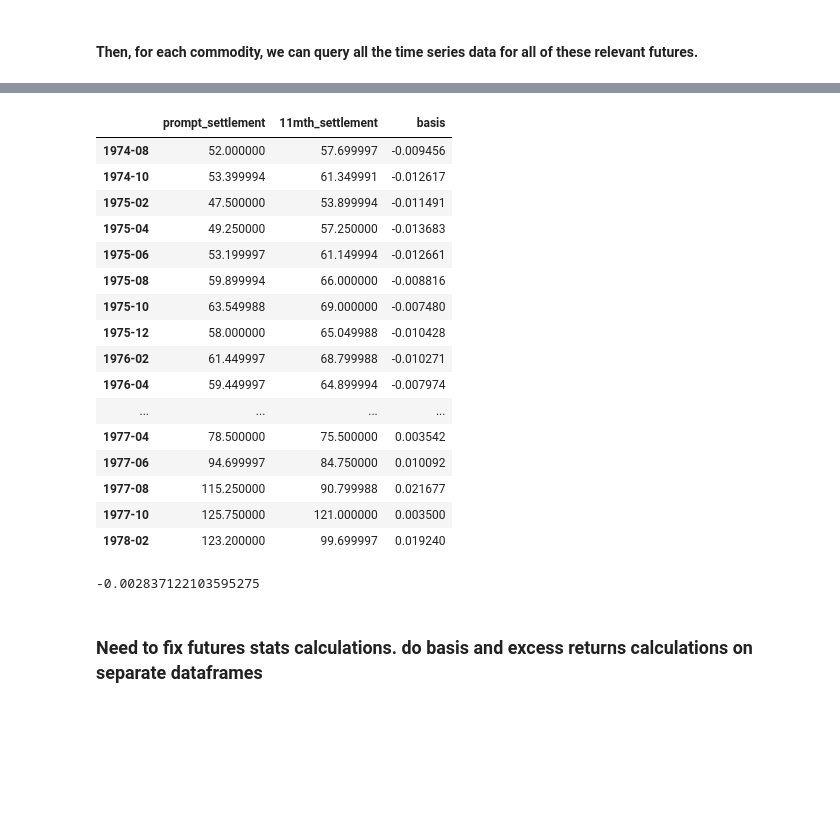
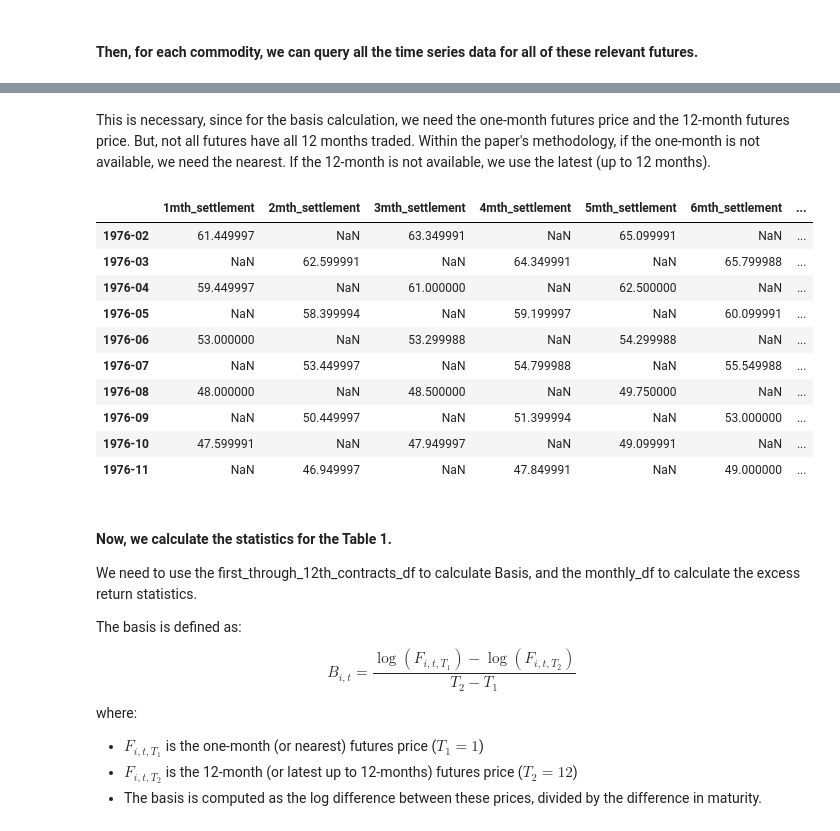
Before and after one commit to kyleparran/final_project_group_09, a Jupyter notebook: notebooks/Project_Walkthrough.ipynb, the cells around one changed output, grey strips where cells are left out. Saved outputs shown, nothing was run; the diff lists cells and outputs as text; code cells hidden in the pictures; blank space fills up the shorter version.

```diff
--- a/notebooks/Project_Walkthrough.ipynb
+++ b/notebooks/Project_Walkthrough.ipynb
@@ -118,26 +100,33 @@ res = extract_prompt_and_12m_settlements(monthly_df)
-# %%
-res.dropna().head(20)
-# %% [output]
-|  | prompt_settlement | 11mth_settlement | basis |
-| 1974-08 | 52.000000 | 57.699997 | -0.009456 |
-| 1974-10 | 53.399994 | 61.349991 | -0.012617 |
-| 1975-02 | 47.500000 | 53.899994 | -0.011491 |
-| 1975-04 | 49.250000 | 57.250000 | -0.013683 |
-| 1975-06 | 53.199997 | 61.149994 | -0.012661 |
-| 1975-08 | 59.899994 | 66.000000 | -0.008816 |
-| 1975-10 | 63.549988 | 69.000000 | -0.007480 |
-| 1975-12 | 58.000000 | 65.049988 | -0.010428 |
-| 1976-02 | 61.449997 | 68.799988 | -0.010271 |
-| 1976-04 | 59.449997 | 64.899994 | -0.007974 |
-| ... | ... | ... | ... |
-| 1977-04 | 78.500000 | 75.500000 | 0.003542 |
-| 1977-06 | 94.699997 | 84.750000 | 0.010092 |
-| 1977-08 | 115.250000 | 90.799988 | 0.021677 |
-| 1977-10 | 125.750000 | 121.000000 | 0.003500 |
-| 1978-02 | 123.200000 | 99.699997 | 0.019240 |
-# %%
-res['basis'].mean()
-# %% [output]
--0.002837122103595275
-# %% [markdown]
-### Need to fix futures stats calculations. do basis and excess returns calculations on separate dataframes
+# %%
+# create a new dataframe in which there is only one observation per month, and each observation has the first through 12th contract settlements (relative to observation month)
+first_through_12th_contracts_df = extract_first_through_12th_contracts(monthly_df)
+# %% [markdown]
+This is necessary, since for the basis calculation, we need the one-month futures price and the 12-month futures price. But, not all futures have all 12 months traded. Within the paper's methodology, if the one-month is not available, we need the nearest. If the 12-month is not available, we use the latest (up to 12 months).
+# %%
+first_through_12th_contracts_df.iloc[30:40]
+# %% [output]
+|  | 1mth_settlement | 2mth_settlement | 3mth_settlement | 4mth_settlement | 5mth_settlement | 6mth_settlement | ... |
+| 1976-02 | 61.449997 | NaN | 63.349991 | NaN | 65.099991 | NaN | ... |
+| 1976-03 | NaN | 62.599991 | NaN | 64.349991 | NaN | 65.799988 | ... |
+| 1976-04 | 59.449997 | NaN | 61.000000 | NaN | 62.500000 | NaN | ... |
+| 1976-05 | NaN | 58.399994 | NaN | 59.199997 | NaN | 60.099991 | ... |
+| 1976-06 | 53.000000 | NaN | 53.299988 | NaN | 54.299988 | NaN | ... |
+| 1976-07 | NaN | 53.449997 | NaN | 54.799988 | NaN | 55.549988 | ... |
+| 1976-08 | 48.000000 | NaN | 48.500000 | NaN | 49.750000 | NaN | ... |
+| 1976-09 | NaN | 50.449997 | NaN | 51.399994 | NaN | 53.000000 | ... |
+| 1976-10 | 47.599991 | NaN | 47.949997 | NaN | 49.099991 | NaN | ... |
+| 1976-11 | NaN | 46.949997 | NaN | 47.849991 | NaN | 49.000000 | ... |
+# %% [markdown]
+#### Now, we calculate the statistics for the Table 1.
+
+We need to use the first_through_12th_contracts_df to calculate Basis, and the monthly_df to calculate the excess return statistics.
+
+The basis is defined as:
+$$ B_{i,t} = \frac{\log(F_{i,t,T_1}) - \log(F_{i,t,T_2})}{T_2 - T_1} $$
+
+
+
+where:
+- $ F_{i,t,T_1} $ is the one-month (or nearest) futures price ($ T_1 = 1 $)
+- $ F_{i,t,T_2} $ is the 12-month (or latest up to 12-months) futures price ($ T_2 = 12 $)
+- The basis is computed as the log difference between these prices, divided by the difference in maturity.
```
Also changed, not shown: parts of 19 cells of this notebook, 1 other file.
